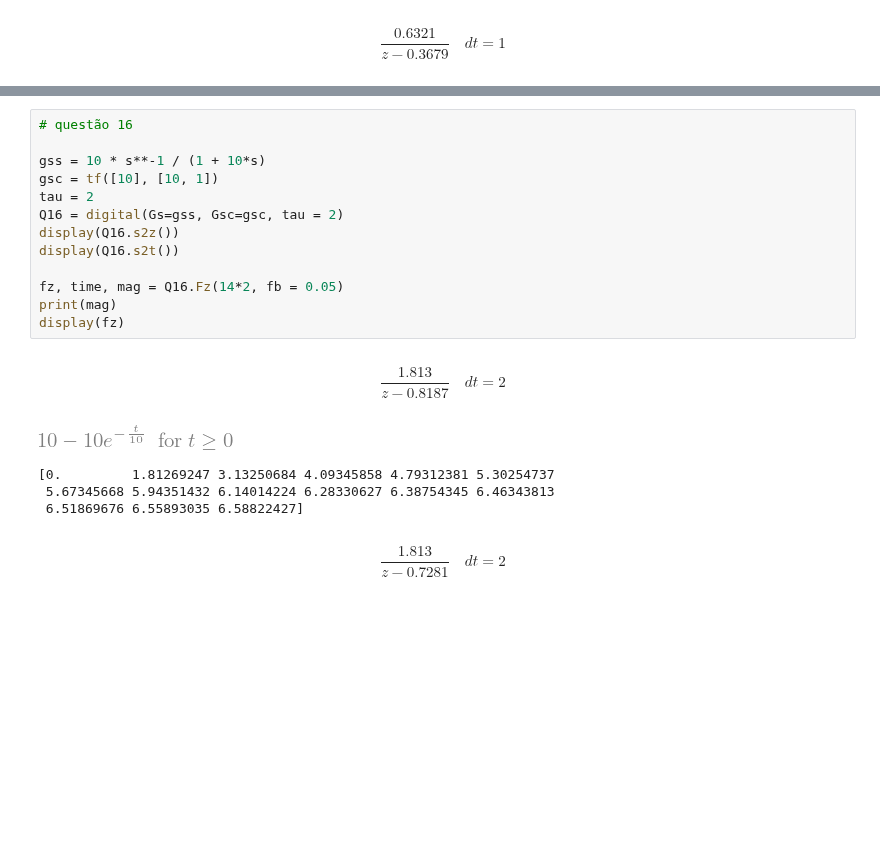
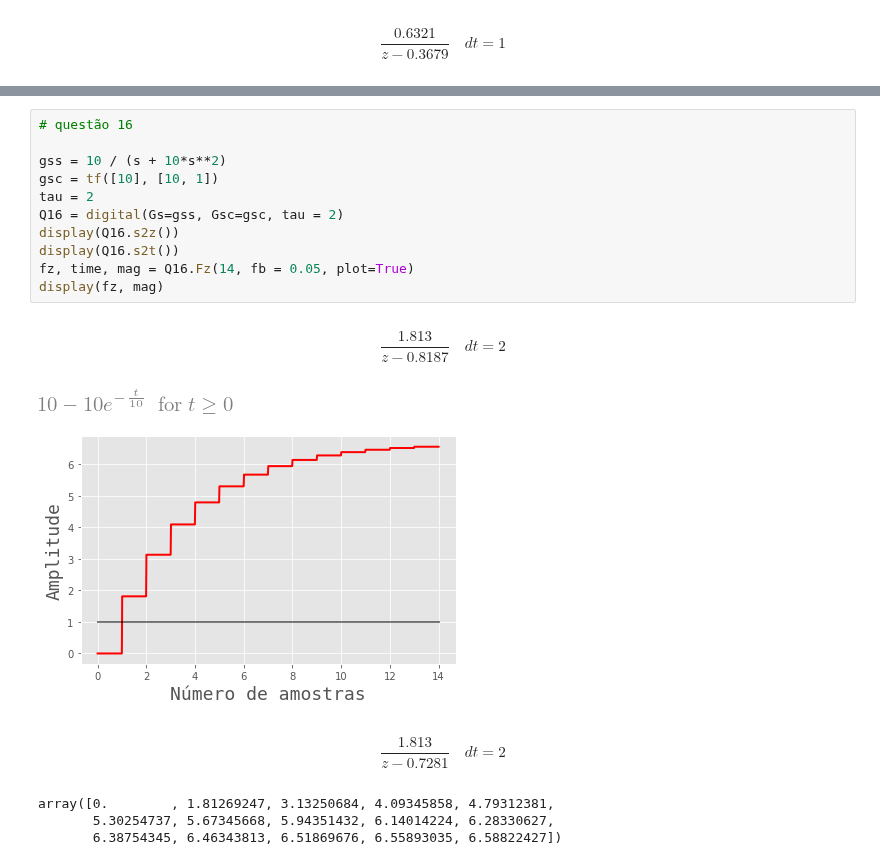
Before and after one commit to Hiago013/Ola-Mundo, a Jupyter notebook: ELT 331/lista3II.ipynb, the cells around one changed output, grey strips where cells are left out. Saved outputs shown, nothing was run; the diff lists cells and outputs as text; blank space fills up the shorter version.

Commit message:
Inserido a função plot

```diff
--- a/ELT 331/lista3II.ipynb
+++ b/ELT 331/lista3II.ipynb
@@ -89,20 +91,19 @@ array([0.        , 0.36253849, 0.52792575, 0.60337413, 0.6377931 ,
 # %%
 # questão 16
 
-gss = 10 * s**-1 / (1 + 10*s)
+gss = 10 / (s + 10*s**2)
 gsc = tf([10], [10, 1])
 tau = 2
 Q16 = digital(Gs=gss, Gsc=gsc, tau = 2)
 display(Q16.s2z())
 display(Q16.s2t())
-
-fz, time, mag = Q16.Fz(14*2, fb = 0.05)
-print(mag)
-display(fz)
+fz, time, mag = Q16.Fz(14, fb = 0.05, plot=True)
+display(fz, mag)
 # %% [output]
 $$\frac{1.813}{z - 0.8187}\quad dt = 2$$
 [figure]
+[figure, added]
+$$\frac{1.813}{z - 0.7281}\quad dt = 2$$
-[0.         1.81269247 3.13250684 4.09345858 4.79312381 5.30254737
- 5.67345668 5.94351432 6.14014224 6.28330627 6.38754345 6.46343813
- 6.51869676 6.55893035 6.58822427]
+array([0.        , 1.81269247, 3.13250684, 4.09345858, 4.79312381,
+       5.30254737, 5.67345668, 5.94351432, 6.14014224, 6.28330627,
+       6.38754345, 6.46343813, 6.51869676, 6.55893035, 6.58822427])
-$$\frac{1.813}{z - 0.7281}\quad dt = 2$$
```
Also changed, not shown: parts of 2 cells of this notebook, 1 other file.
